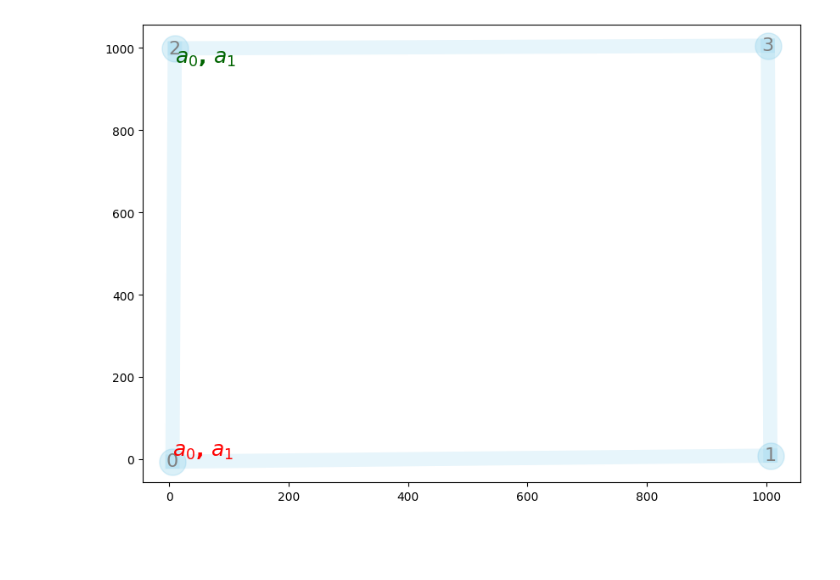
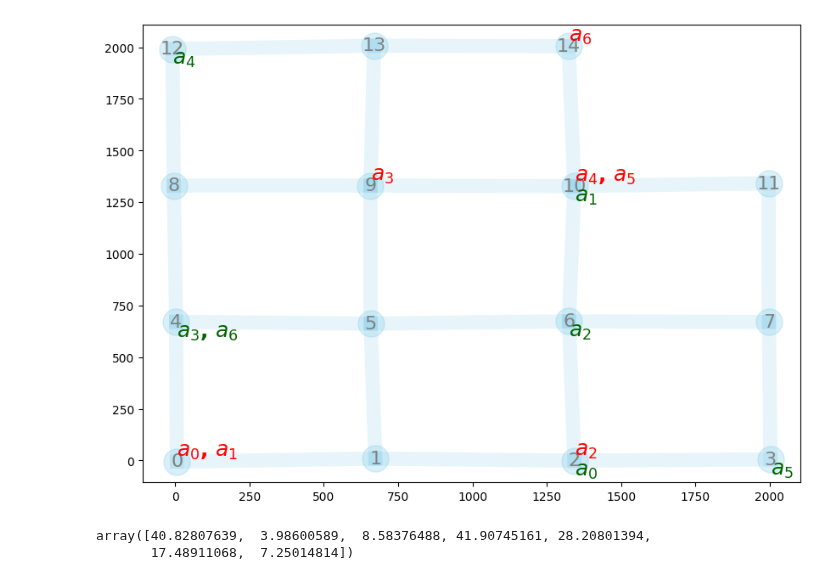
Before and after one commit to dt-1729/ULI_NASA, a Jupyter notebook: UTM_scheduling_and_routing/comparison.ipynb, the cells around one changed output. Drawn from its saved outputs; the diff is of its cells as text; code cells hidden in the pictures; blank space fills up the shorter version.

```diff
--- a/UTM_scheduling_and_routing/comparison.ipynb
+++ b/UTM_scheduling_and_routing/comparison.ipynb
@@ -15,15 +15,15 @@ importlib.reload(createEnv)
 importlib.reload(supporting_functions)
 
 # generate waypoints and the adjacency matrix
-n_waypoints = 4
-n_agents = 2
+n_waypoints = 15
+n_agents = 7
 tolArray = np.random.uniform(10.0, 10.0, n_waypoints)
 
 # Grid network parameters
 grid_params = {
     'type':'grid',
     'n_points':n_waypoints,
-    'grid_size':1000,
+    'grid_size':2000,
     'noise_factor':10
 }
 
@@ -55,35 +55,36 @@ ca_cbf_lin = {
 
 # cost mode options
 cost_mode = 'sum' # 'slowest'
 lm = 1 # for slowest
 
 # create a mars environment
 mars = createEnv.MARS(
     n_waypoints,
     n_agents,
     tolArray,
     grid_params,
     seed=13,
     offset_energy=1,
-    stagewiseCostCoeffs=np.array([1.0, 10.0, 1.0]),
+    stagewiseCostCoeffs=np.array([0.1, 10.0, 0.1]),
     selfHop=0,
     ca_cbf=ca_cbf_lin,
     cost_mode=cost_mode,
     lm = lm,
+    filter_wp_thresh=1e-10,
     printFlag=False)
 
 # mars visualization
 cmap = plt.get_cmap('tab20')
 agent_colors = {a: cmap(i / mars.n_agents) for i, a in enumerate(range(mars.n_agents))}
 createEnv.plotNetwork(mars=mars, figuresize=(10,7), routes=[], agent_colors=agent_colors, showEdgeLength=False)
 
 # agent visualization
 # show_graph=0
 # if show_graph:
 #     for i,v in enumerate(mars.agents):
 #         v.showGraph(mars.wp_locations, mars.dist_mat, mars.mask, mars.sched_mat[i,:], figuresize=(10,5), showEdgeTimeLim=True)
 # %% [output]
-[figure, old version]
+[figure, new version]
 # %%
 beta_min = 1e-3
 beta_max = 1e3
@@ -126,6 +127,11 @@ optimizer_slsqp = {
 }
 
 optimizers = [optimizer_cbf_clf, optimizer_slsqp]
+# %%
+mars.start_times
+# %% [output]
+array([40.82807639,  3.98600589,  8.58376488, 41.90745161, 28.20801394,
+       17.48911068,  7.25014814])
 # %%
 mars.ca_cbf = ca_cbf_el
 cbf_mode = mars.ca_cbf['mode']
```
Also changed, not shown: parts of 3 cells of this notebook, 2 other files.
